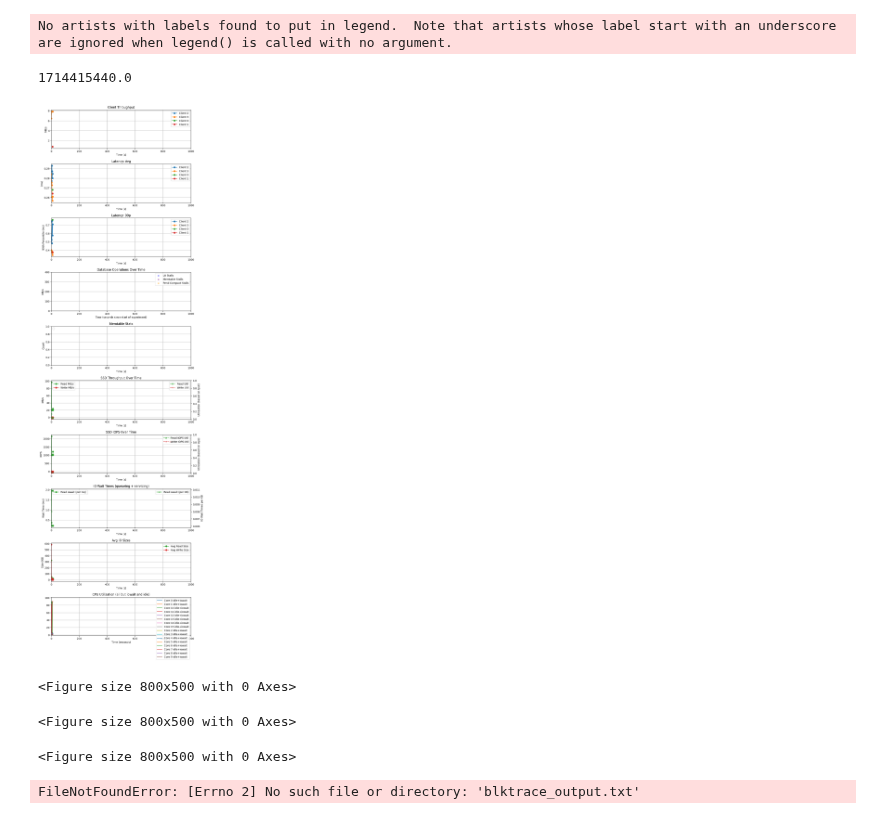
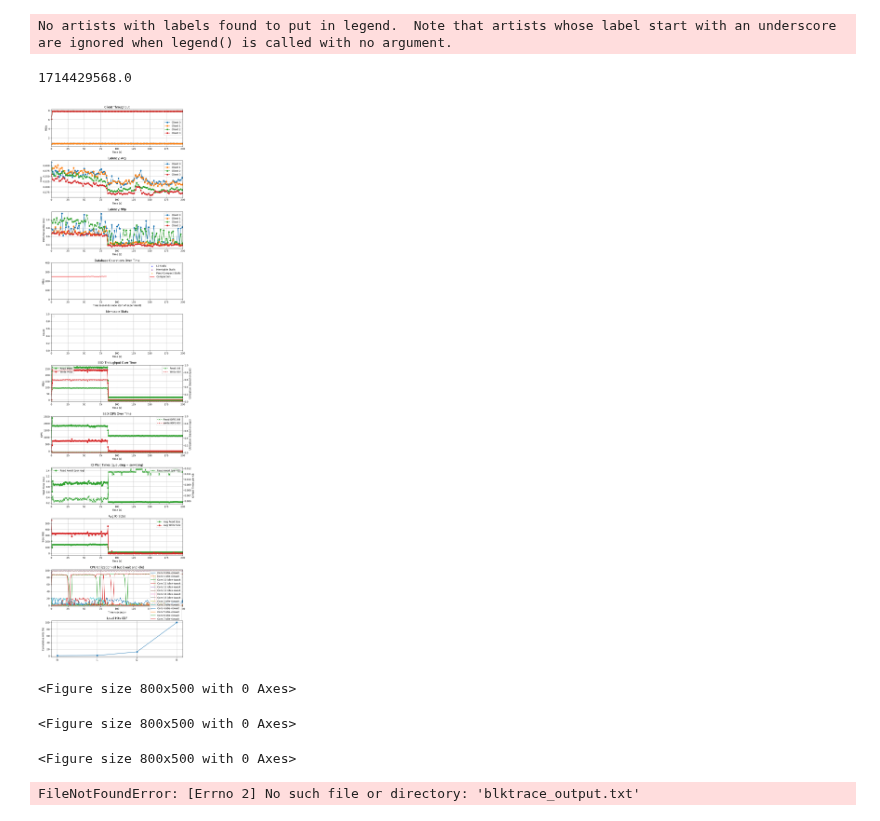
Before and after one commit to tyler-griggs/YCSB-cpp, a Jupyter notebook: analysis.ipynb, the cells around one changed output. Drawn from its saved outputs; the diff is of its cells as text; code cells hidden in the pictures.

Commit message:
per-level hits

```diff
--- a/analysis.ipynb
+++ b/analysis.ipynb
@@ -210,6 +210,42 @@ def plot_memtable_stats(output_file, axs, start_time, xlim, fig_loc):
     # size_ax.set_ylabel('Memtables Size (MB)')
     # size_ax.set_ylim(0,128)
     # plt.subplots_adjust(right=0.85)
+
+def plot_level_stats(output_file, axs, fig_loc):
+    # Define the file paths
+    input_file_path = '/mnt/tgriggs-disk/ycsb-rocksdb-data/LOG'
+
+    level_data = {}
+    level_hit_pattern = re.compile(r'rocksdb.l(0|1|2|3).hit COUNT : (\d+).*')
+
+    hits = [None, None, None, None]
+    with open(input_file_path, 'r') as file:
+        lines = file.readlines()
+
+        for i, line in enumerate(lines):
+            level_hit_match = level_hit_pattern.match(line)
+            if not level_hit_match:
+                continue
+            level, new_hits = level_hit_match.group(1, 2)
+            # Always overwrite.
+            hits[int(level)] = int(new_hits)
+
+    cumulative_hits = []
+    cumulative_count = 0
+    for hit in hits:
+        cumulative_count += hit
+        cumulative_hits.append(cumulative_count)
+    cumulative_hits_prop = [x / cumulative_count * 100 for x in cumulative_hits]
+
+    axs[fig_loc[0]].plot(["l0", "l1", "l2", "l3"], cumulative_hits_prop, marker='o')
+
+    axs[fig_loc[0]].set_title("Level Hits CDF")
+    axs[fig_loc[0]].grid(True)
+    axs[fig_loc[0]].set_ylabel('Cumulative Hits (%)')
+
+    with open(output_file, 'a') as outfile:
+        outfile.write(f"metric-level_hits\n")
+        outfile.write(f"data_points:{cumulative_hits_prop}\n")
 # %%
 import matplotlib.pyplot as plt
 import re
@@ -602,7 +638,7 @@ def plot_cpu_util(output_file, axs, start_time_shift, xlim, fig_loc):
     # Group by core and plot each group
     for core, group in df_filtered.groupby('core'):
         # Calculate the index for each group based on its length
-        group_index = np.arange(len(group))
+        group_index = list(np.arange(len(group)))
         axs[fig_loc[0]].plot(group_index, [100 - x for x in group['sum_iowait_idle']], label=f'Core {core} idle+iowait')
         with open(output_file, 'a') as outfile:
             outfile.write(f"metric-cpu_util:core-{core}\n")
@@ -618,28 +654,30 @@ def plot_cpu_util(output_file, axs, start_time_shift, xlim, fig_loc):
 # %%
 import time
 
 def generate_plots(xlim, output_file):
-  _, axs = plt.subplots(10, 1, figsize=(10, 38))
+  _, axs = plt.subplots(11, 1, figsize=(10, 42))
   plt.subplots_adjust(hspace=0.4)
   start_time = plot_client_results(output_file, axs, xlim)
   plot_rocksdb_events(output_file, axs, start_time, xlim, (3,0))
   plot_memtable_stats(output_file, axs, start_time, xlim, (4,0))
 
   start_time_shift = 0
   plot_overall_tputs(output_file, axs, start_time_shift, xlim, (5,0))
   plot_overall_iops(output_file, axs, start_time_shift, xlim, (6,0))
   plot_io_waittimes(output_file, axs, start_time_shift, xlim, (7,0))
   plot_io_reqsize(output_file, axs, start_time_shift, xlim, (8,0))
   plot_cpu_util(output_file, axs, start_time_shift, xlim, (9,0))
+
+  plot_level_stats(output_file, axs, (10, 0))
   plt.show()
 
-xlim = (0, 1000)
+xlim = (0, 200)
 output_file = "results/timeseries_" + str(int(time.time())) + ".txt"
 generate_plots(xlim, output_file)
 # %% [output]
 No artists with labels found to put in legend.  Note that artists whose label start with an underscore are ignored when legend() is called with no argument.
-1714415440.0
+1714429568.0
-[figure, old version]
+[figure, new version]
 <Figure size 800x500 with 0 Axes>
 <Figure size 800x500 with 0 Axes>
 <Figure size 800x500 with 0 Axes>
```
Also changed, not shown: 3 other files.
